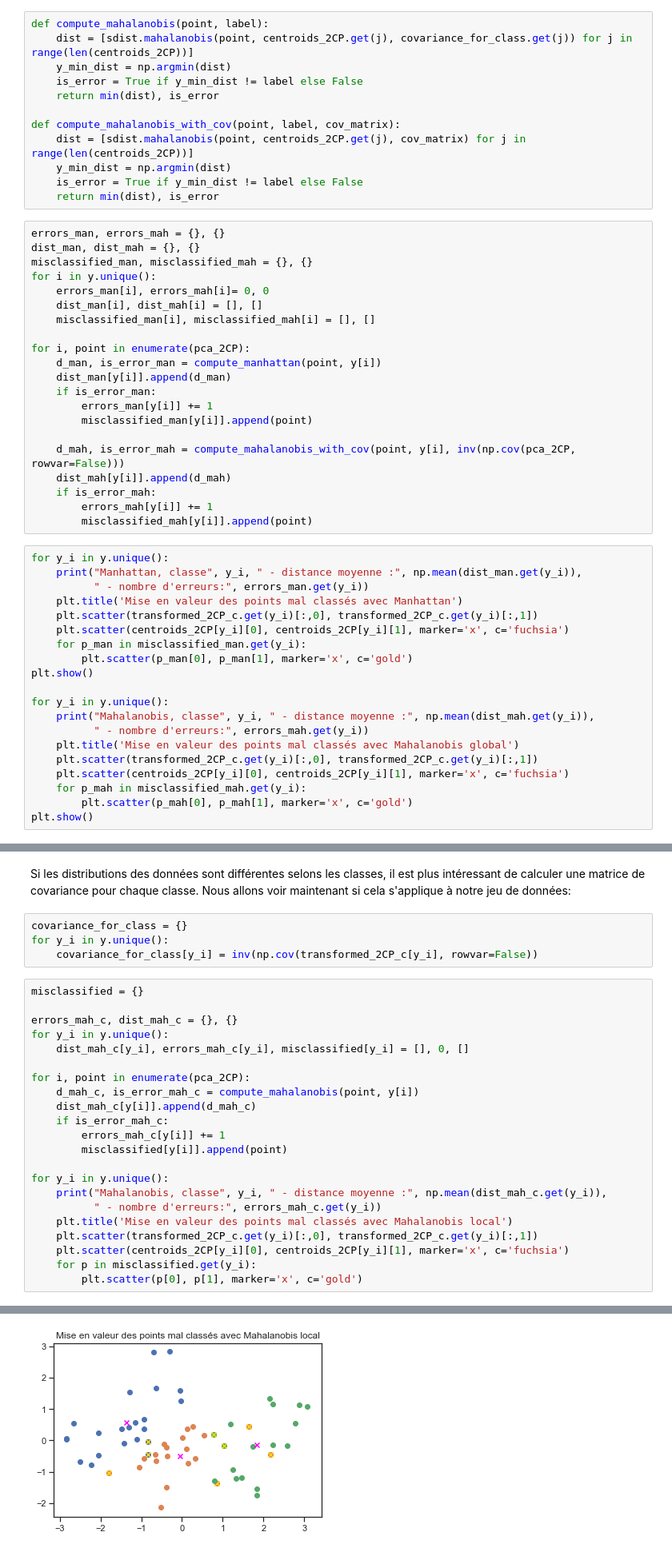
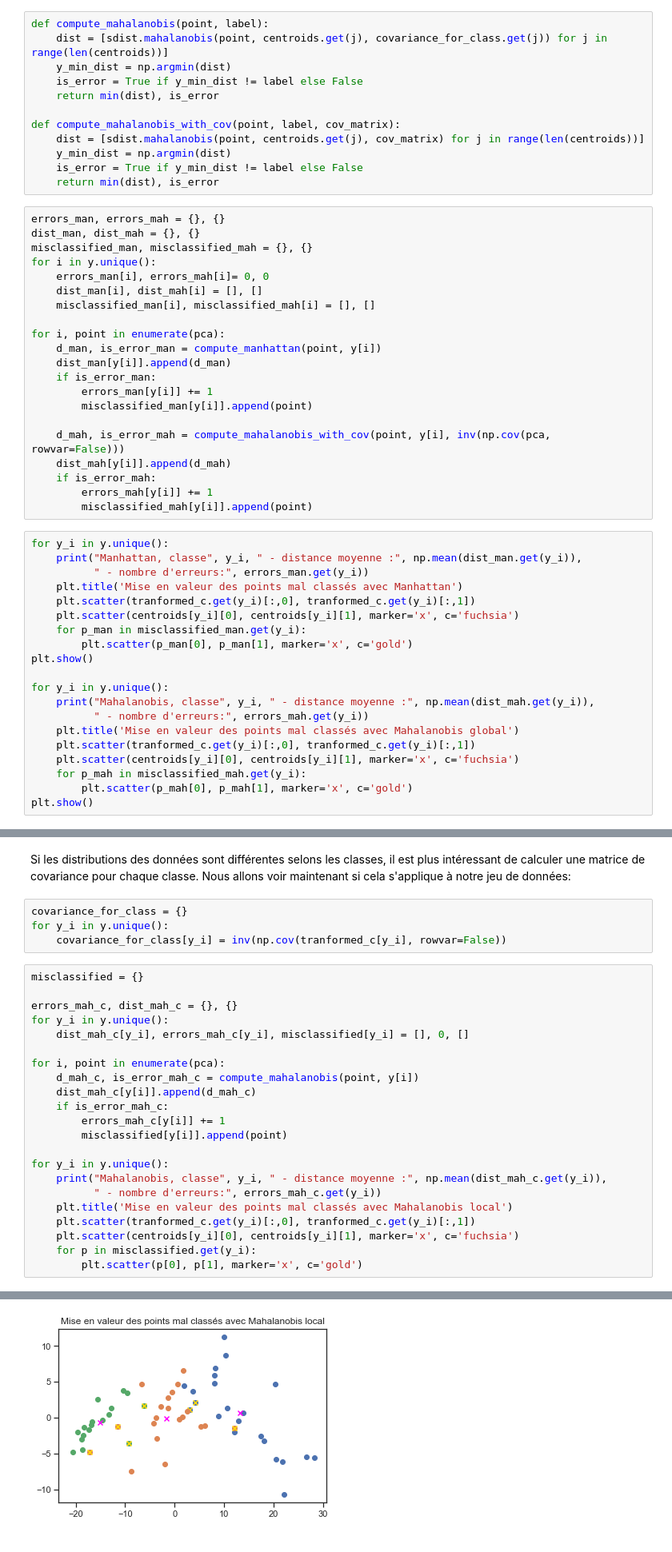
Before and after one commit to ggs22/IFT870-TP1, a Jupyter notebook: tp1.ipynb, the cells around one changed output, grey strips where cells are left out. Shown: that part at 80% size. Cells and saved outputs as stored; diff of their text form.

```diff
--- a/tp1.ipynb
+++ b/tp1.ipynb
@@ -207,13 +212,13 @@ def compute_manhattan(point, label):
     return min(dist), is_error
 # %%
 def compute_mahalanobis(point, label):
-    dist = [sdist.mahalanobis(point, centroids_2CP.get(j), covariance_for_class.get(j)) for j in range(len(centroids_2CP))]
+    dist = [sdist.mahalanobis(point, centroids.get(j), covariance_for_class.get(j)) for j in range(len(centroids))]
     y_min_dist = np.argmin(dist)
     is_error = True if y_min_dist != label else False
     return min(dist), is_error
 
 def compute_mahalanobis_with_cov(point, label, cov_matrix):
-    dist = [sdist.mahalanobis(point, centroids_2CP.get(j), cov_matrix) for j in range(len(centroids_2CP))]
+    dist = [sdist.mahalanobis(point, centroids.get(j), cov_matrix) for j in range(len(centroids))]
     y_min_dist = np.argmin(dist)
     is_error = True if y_min_dist != label else False
     return min(dist), is_error
@@ -226,14 +231,14 @@ for i in y.unique():
     dist_man[i], dist_mah[i] = [], []
     misclassified_man[i], misclassified_mah[i] = [], []
 
-for i, point in enumerate(pca_2CP):
+for i, point in enumerate(pca):
     d_man, is_error_man = compute_manhattan(point, y[i])
     dist_man[y[i]].append(d_man)
     if is_error_man:
         errors_man[y[i]] += 1
         misclassified_man[y[i]].append(point)
 
-    d_mah, is_error_mah = compute_mahalanobis_with_cov(point, y[i], inv(np.cov(pca_2CP, rowvar=False)))
+    d_mah, is_error_mah = compute_mahalanobis_with_cov(point, y[i], inv(np.cov(pca, rowvar=False)))
     dist_mah[y[i]].append(d_mah)
     if is_error_mah:
         errors_mah[y[i]] += 1
@@ -243,8 +248,8 @@ for y_i in y.unique():
     print("Manhattan, classe", y_i, " - distance moyenne :", np.mean(dist_man.get(y_i)),
           " - nombre d'erreurs:", errors_man.get(y_i))
     plt.title('Mise en valeur des points mal classés avec Manhattan')
-    plt.scatter(transformed_2CP_c.get(y_i)[:,0], transformed_2CP_c.get(y_i)[:,1])
-    plt.scatter(centroids_2CP[y_i][0], centroids_2CP[y_i][1], marker='x', c='fuchsia')
+    plt.scatter(tranformed_c.get(y_i)[:,0], tranformed_c.get(y_i)[:,1])
+    plt.scatter(centroids[y_i][0], centroids[y_i][1], marker='x', c='fuchsia')
     for p_man in misclassified_man.get(y_i):
         plt.scatter(p_man[0], p_man[1], marker='x', c='gold')
 plt.show()
@@ -253,8 +258,8 @@ for y_i in y.unique():
     print("Mahalanobis, classe", y_i, " - distance moyenne :", np.mean(dist_mah.get(y_i)),
           " - nombre d'erreurs:", errors_mah.get(y_i))
     plt.title('Mise en valeur des points mal classés avec Mahalanobis global')
-    plt.scatter(transformed_2CP_c.get(y_i)[:,0], transformed_2CP_c.get(y_i)[:,1])
-    plt.scatter(centroids_2CP[y_i][0], centroids_2CP[y_i][1], marker='x', c='fuchsia')
+    plt.scatter(tranformed_c.get(y_i)[:,0], tranformed_c.get(y_i)[:,1])
+    plt.scatter(centroids[y_i][0], centroids[y_i][1], marker='x', c='fuchsia')
     for p_mah in misclassified_mah.get(y_i):
         plt.scatter(p_mah[0], p_mah[1], marker='x', c='gold')
 plt.show()
@@ -281,7 +286,7 @@ Nous allons voir maintenant si cela s'applique à notre jeu de données:
 # %%
 covariance_for_class = {}
 for y_i in y.unique():
-    covariance_for_class[y_i] = inv(np.cov(transformed_2CP_c[y_i], rowvar=False))
+    covariance_for_class[y_i] = inv(np.cov(tranformed_c[y_i], rowvar=False))
 # %%
 misclassified = {}
 
@@ -289,7 +294,7 @@ errors_mah_c, dist_mah_c = {}, {}
 for y_i in y.unique():
     dist_mah_c[y_i], errors_mah_c[y_i], misclassified[y_i] = [], 0, []
 
-for i, point in enumerate(pca_2CP):
+for i, point in enumerate(pca):
     d_mah_c, is_error_mah_c = compute_mahalanobis(point, y[i])
     dist_mah_c[y[i]].append(d_mah_c)
     if is_error_mah_c:
@@ -300,8 +305,8 @@ for y_i in y.unique():
     print("Mahalanobis, classe", y_i, " - distance moyenne :", np.mean(dist_mah_c.get(y_i)),
           " - nombre d'erreurs:", errors_mah_c.get(y_i))
     plt.title('Mise en valeur des points mal classés avec Mahalanobis local')
-    plt.scatter(transformed_2CP_c.get(y_i)[:,0], transformed_2CP_c.get(y_i)[:,1])
-    plt.scatter(centroids_2CP[y_i][0], centroids_2CP[y_i][1], marker='x', c='fuchsia')
+    plt.scatter(tranformed_c.get(y_i)[:,0], tranformed_c.get(y_i)[:,1])
+    plt.scatter(centroids[y_i][0], centroids[y_i][1], marker='x', c='fuchsia')
     for p in misclassified.get(y_i):
         plt.scatter(p[0], p[1], marker='x', c='gold')
 # %% [output]
@@ -311,4 +316,4 @@ Mahalanobis, classe 2  - distance moyenne : 1.2458979110350172  - nombre d'erreu
-[figure, old version]
+[figure, new version]
 # %% [markdown]
 Avec l'utilisation d'une matrice de covariance pour chaque classe par la mesure de distance Mahalanobis,
 nous arrivons à réduire le nombre d'erreurs de classification.
```
Also changed, not shown: parts of 17 cells of this notebook.
